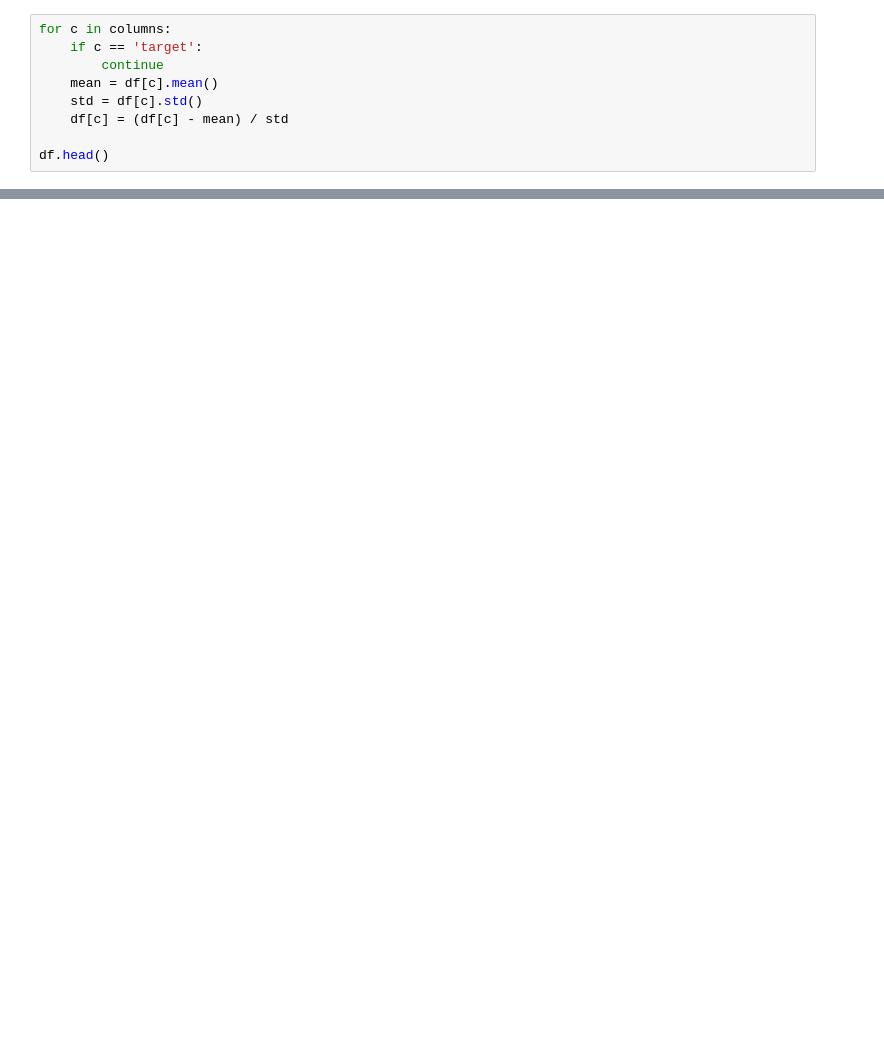
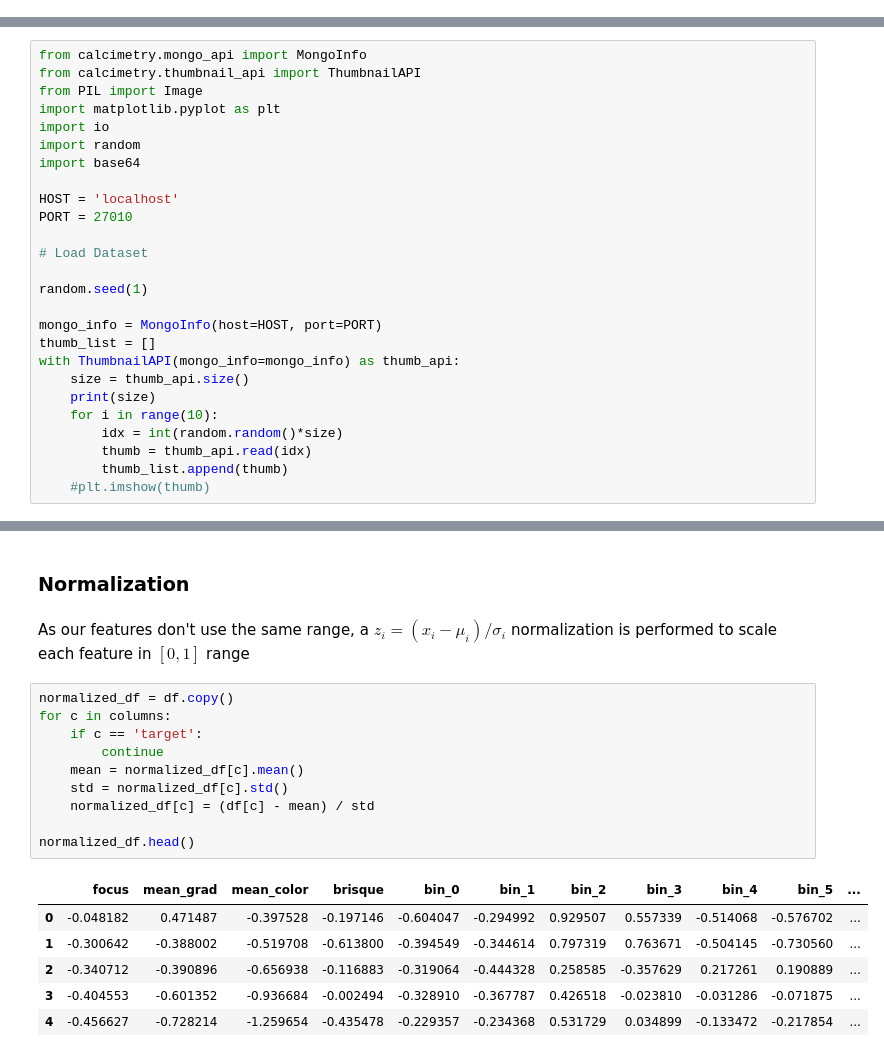
Before and after one commit to zwergon/calcimetry, a Jupyter notebook: notebooks/regression.ipynb, the cells around one changed output, grey strips where cells are left out. Cells and saved outputs as stored; diff of their text form; blank space fills up the shorter version.

```diff
--- a/notebooks/regression.ipynb
+++ b/notebooks/regression.ipynb
@@ -110,9 +0,0 @@ Normalisons les variables d'entrées $z_i=(x_i-\mu_i)/\sigma_i$
-# %%
-for c in columns:
-    if c == 'target':
-        continue
-    mean = df[c].mean()
-    std = df[c].std()
-    df[c] = (df[c] - mean) / std
-
-df.head()
@@ -197,0 +25,26 @@ Text(0, 0.5, 'predicted')
+# %%
+from calcimetry.mongo_api import MongoInfo
+from calcimetry.thumbnail_api import ThumbnailAPI
+from PIL import Image
+import matplotlib.pyplot as plt
+import io
+import random
+import base64
+
+HOST = 'localhost'
+PORT = 27010
+
+# Load Dataset
+
+random.seed(1)
+
+mongo_info = MongoInfo(host=HOST, port=PORT)
+thumb_list = []
+with ThumbnailAPI(mongo_info=mongo_info) as thumb_api:
+    size = thumb_api.size()
+    print(size)
+    for i in range(10):
+        idx = int(random.random()*size)
+        thumb = thumb_api.read(idx)
+        thumb_list.append(thumb)
+    #plt.imshow(thumb)
@@ -197,0 +174,21 @@ Text(0, 0.5, 'predicted')
+# %% [markdown]
+###  Normalization
+# %% [markdown]
+As our features don't use the same range, a $z_i=(x_i-\mu_i)/\sigma_i$ normalization is performed to scale each feature in $[0,1]$ range
+# %%
+normalized_df = df.copy()
+for c in columns:
+    if c == 'target':
+        continue
+    mean = normalized_df[c].mean()
+    std = normalized_df[c].std()
+    normalized_df[c] = (df[c] - mean) / std
+
+normalized_df.head()
+# %% [output]
+|  | focus | mean_grad | mean_color | brisque | bin_0 | bin_1 | bin_2 | bin_3 | bin_4 | bin_5 | ... |
+| 0 | -0.048182 | 0.471487 | -0.397528 | -0.197146 | -0.604047 | -0.294992 | 0.929507 | 0.557339 | -0.514068 | -0.576702 | ... |
+| 1 | -0.300642 | -0.388002 | -0.519708 | -0.613800 | -0.394549 | -0.344614 | 0.797319 | 0.763671 | -0.504145 | -0.730560 | ... |
+| 2 | -0.340712 | -0.390896 | -0.656938 | -0.116883 | -0.319064 | -0.444328 | 0.258585 | -0.357629 | 0.217261 | 0.190889 | ... |
+| 3 | -0.404553 | -0.601352 | -0.936684 | -0.002494 | -0.328910 | -0.367787 | 0.426518 | -0.023810 | -0.031286 | -0.071875 | ... |
+| 4 | -0.456627 | -0.728214 | -1.259654 | -0.435478 | -0.229357 | -0.234368 | 0.531729 | 0.034899 | -0.133472 | -0.217854 | ... |
```
Also changed, not shown: parts of 41 cells of this notebook, 24 other files.
